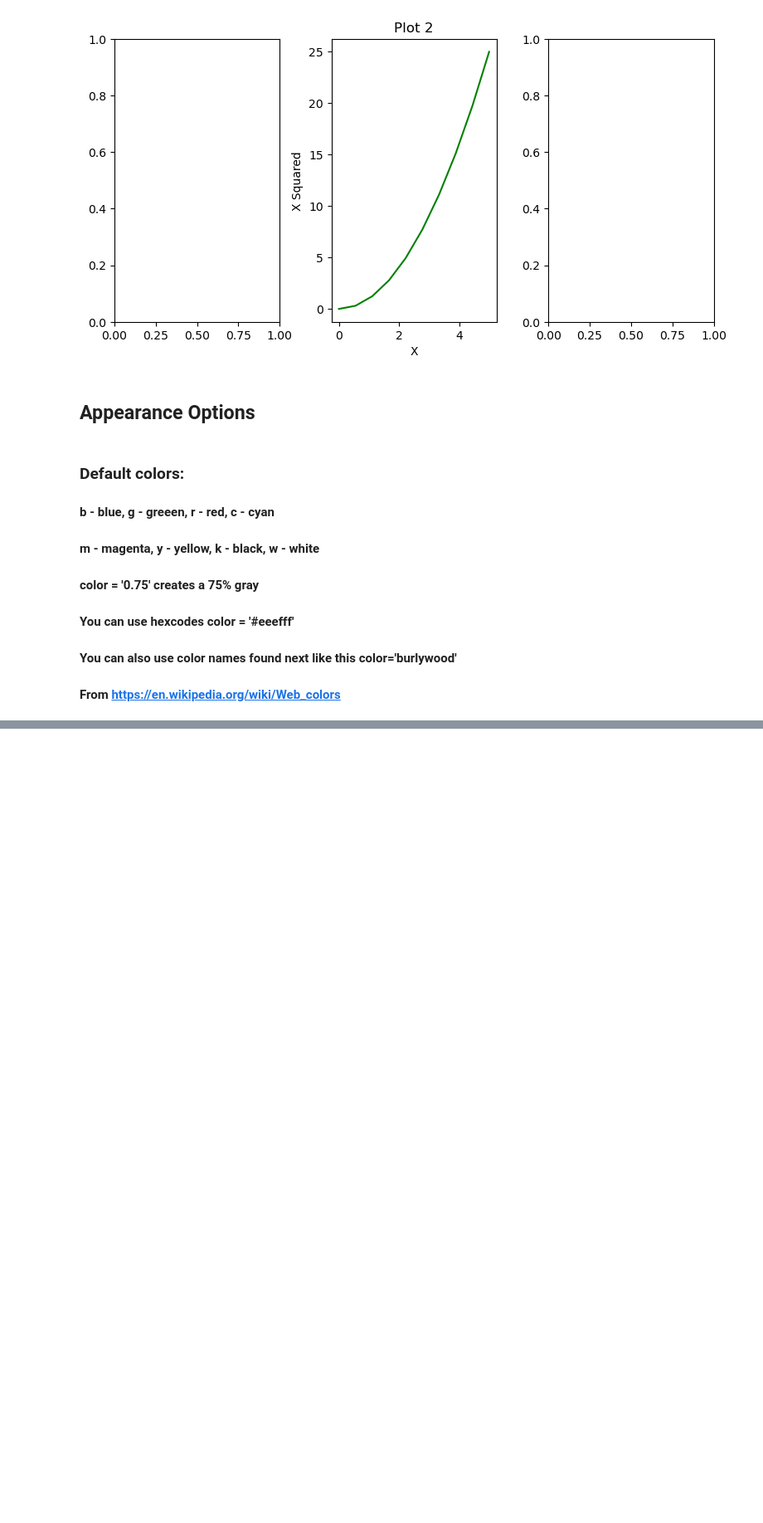
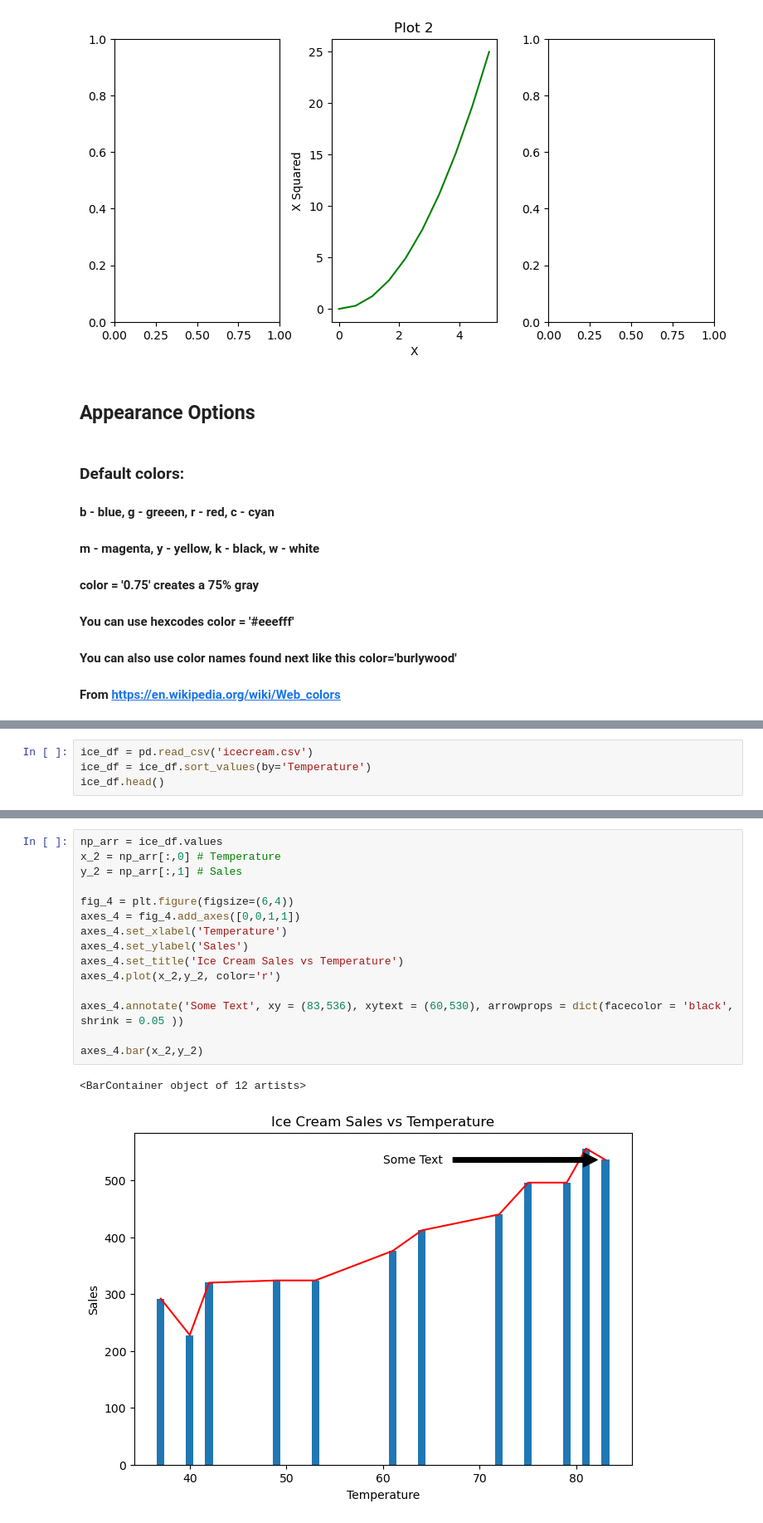
Before and after one commit to kuvalda11/lib_learn, a Jupyter notebook: study/Matplotlib.ipynb, the cells around one changed output, grey strips where cells are left out. Shown at 83% size. Saved outputs shown, nothing was run; the diff lists cells and outputs as text; blank space fills up the shorter version.

```diff
--- a/study/Matplotlib.ipynb
+++ b/study/Matplotlib.ipynb
@@ -97,0 +106,4 @@ axes_3.set_facecolor('#EB3B92')
+# %%
+ice_df = pd.read_csv('icecream.csv')
+ice_df = ice_df.sort_values(by='Temperature')
+ice_df.head()
@@ -97,0 +117,18 @@ axes_3.set_facecolor('#EB3B92')
+# %%
+np_arr = ice_df.values
+x_2 = np_arr[:,0] # Temperature
+y_2 = np_arr[:,1] # Sales
+
+fig_4 = plt.figure(figsize=(6,4))
+axes_4 = fig_4.add_axes([0,0,1,1])
+axes_4.set_xlabel('Temperature')
+axes_4.set_ylabel('Sales')
+axes_4.set_title('Ice Cream Sales vs Temperature')
+axes_4.plot(x_2,y_2, color='r')
+
+axes_4.annotate('Some Text', xy = (83,536), xytext = (60,530), arrowprops = dict(facecolor = 'black', shrink = 0.05 ))
+
+axes_4.bar(x_2,y_2)
+# %% [output]
+<BarContainer object of 12 artists>
+[figure, added]
```
Also changed, not shown: parts of 28 cells of this notebook, 4 other files.
